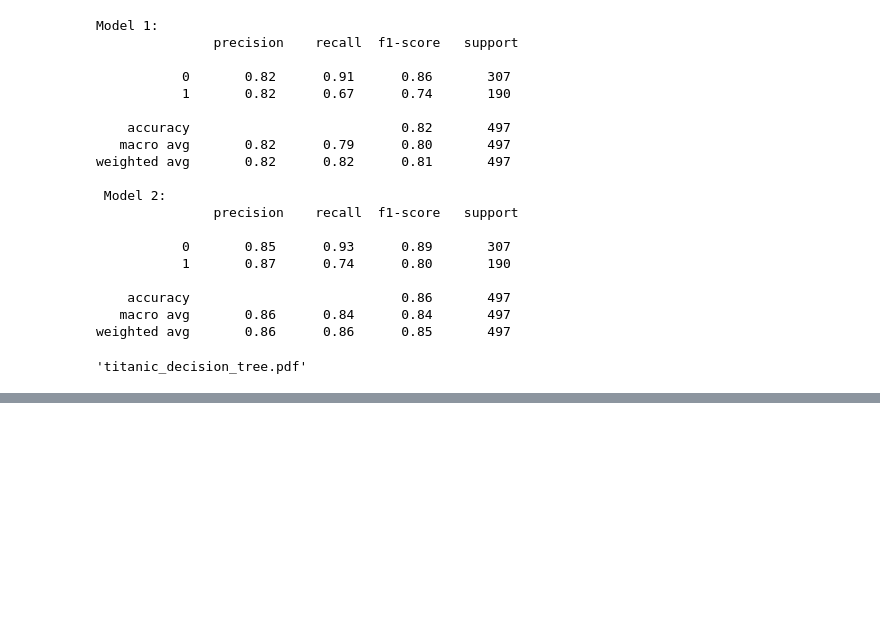
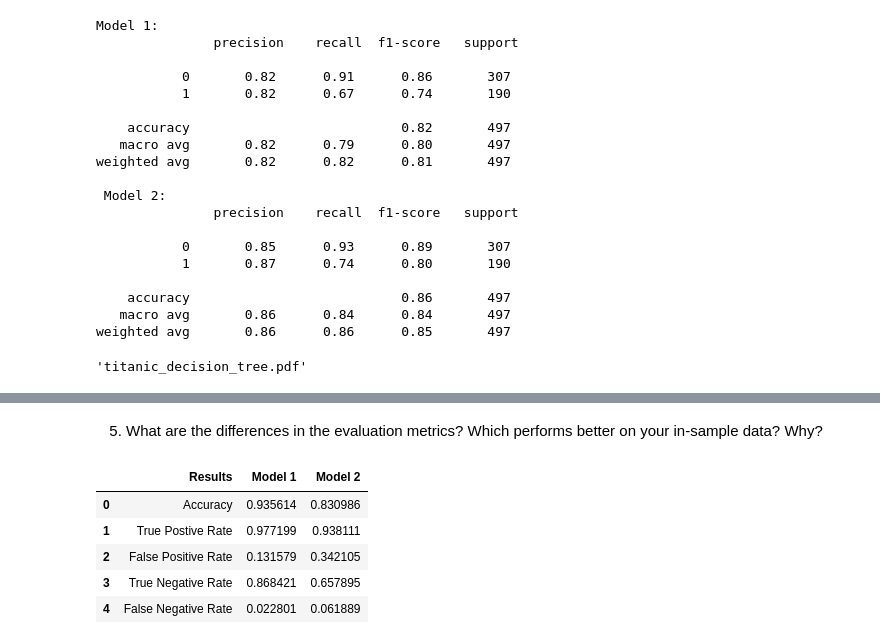
Before and after one commit to Brandon-Martinez27/classification-exercises, a Jupyter notebook: model.ipynb, the cells around one changed output, grey strips where cells are left out. Saved outputs shown, nothing was run; the diff lists cells and outputs as text; code cells hidden in the pictures; blank space fills up the shorter version.

Commit message:
Random Forest and KNN exercises updated

```diff
--- a/model.ipynb
+++ b/model.ipynb
@@ -539,0 +561,6 @@ graph.render('titanic_decision_tree', view=True)
+# %%
+acc = rf.score(X_train, y_train)
+
+cm = confusion_matrix(y_train, y_pred)
+
+cr = classification_report(y_train, y_pred)
@@ -539,0 +608,26 @@ graph.render('titanic_decision_tree', view=True)
+# %%
+# create random forest object
+rf2 = RandomForestClassifier(max_depth=3,
+                            min_samples_leaf=5,
+                            random_state=123)
+#fit to the train data
+rf2 = rf2.fit(X_train, y_train)
+
+#predict survival based on rf model
+y_pred2 = rf2.predict(X_train)
+# %%
+acc2 = rf2.score(X_train, y_train)
+
+cm2 = confusion_matrix(y_train, y_pred2)
+
+cr2 = classification_report(y_train, y_pred2)
+# %%
+TP2 = cm2[0][0]
+FN2 = cm2[0][1]
+FP2 = cm2[1][0]
+TN2 = cm2[1][1]
+
+TPR2 = TP2/(TP2+FN2)
+FPR2 = FP2/(FP2+TN2)
+TNR2 = TN2/(TN2+FP2)
+FNR2 = FN2/(FN2+TP2)
@@ -539,0 +661,21 @@ graph.render('titanic_decision_tree', view=True)
+# %% [markdown]
+5. What are the differences in the evaluation metrics? Which performs better on your in-sample data? Why?
+# %%
+d = {'Results': ['Accuracy',
+                 'True Postive Rate',
+                 'False Positive Rate',
+                 'True Negative Rate',
+                 'False Negative Rate'],
+     'Model 1': [acc, TPR, FPR, TNR, FNR],
+     'Model 2':[acc2, TPR2, FPR2, TNR2, FNR2]
+    }
+
+best_model = pd.DataFrame(data=d)
+best_model
+# %% [output]
+|  | Results | Model 1 | Model 2 |
+| 0 | Accuracy | 0.935614 | 0.830986 |
+| 1 | True Postive Rate | 0.977199 | 0.938111 |
+| 2 | False Positive Rate | 0.131579 | 0.342105 |
+| 3 | True Negative Rate | 0.868421 | 0.657895 |
+| 4 | False Negative Rate | 0.022801 | 0.061889 |
```
Also changed, not shown: parts of 43 cells of this notebook.
